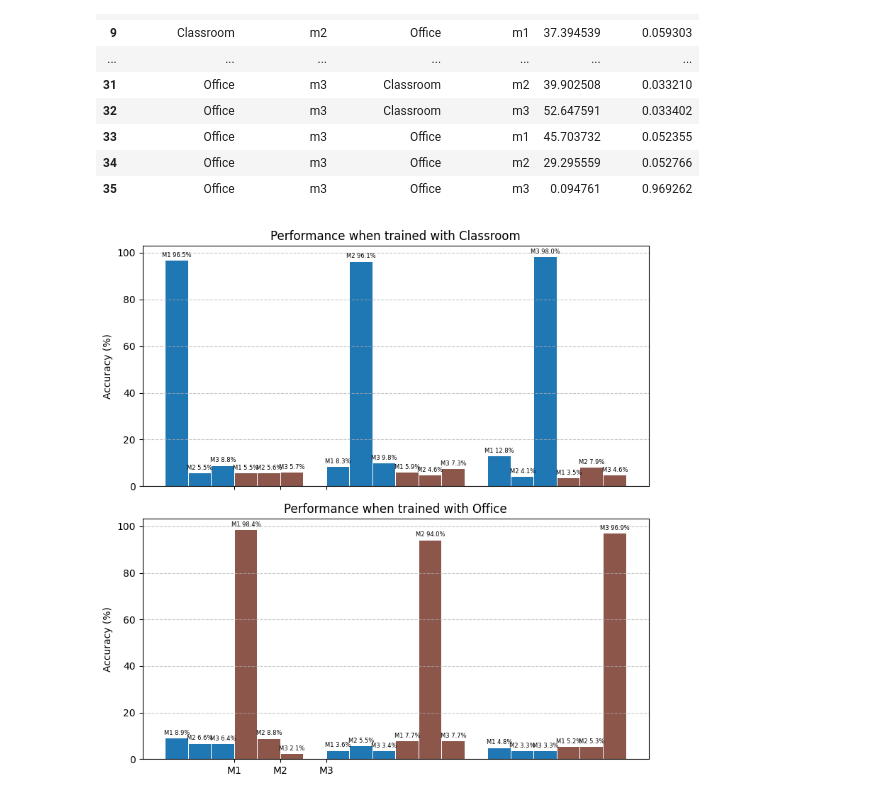
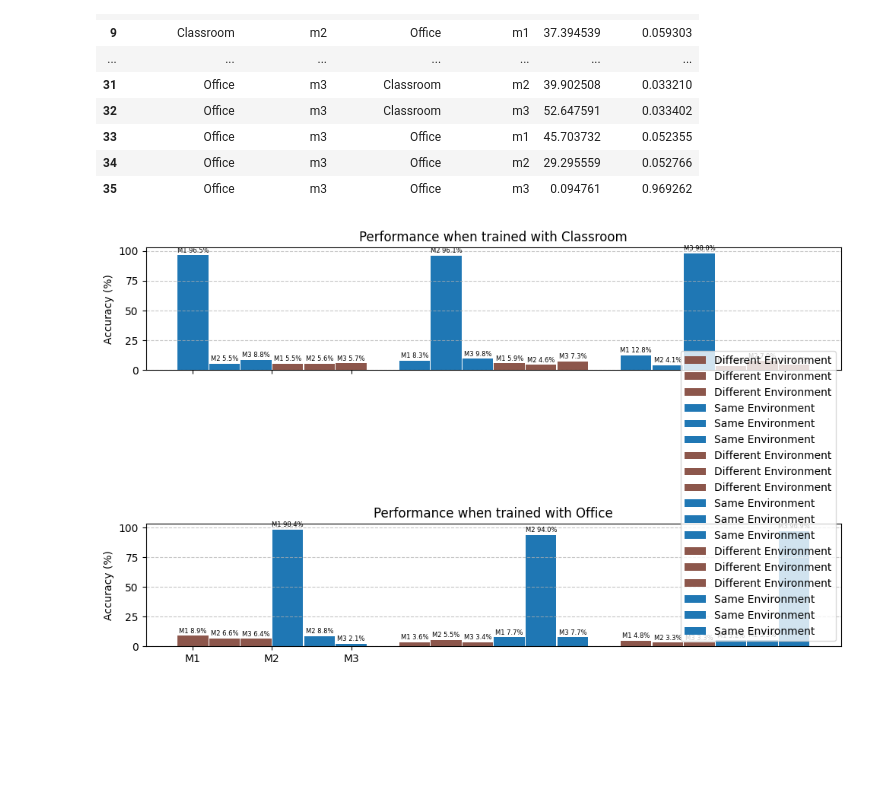
Before and after one commit to diogoalves/SiMWiSense, a Jupyter notebook: Scripts/05-Avalia-fine_grained.ipynb, the cells around one changed output. Drawn from its saved outputs; the diff is of its cells as text; code cells hidden in the pictures; blank space fills up the shorter version.

```diff
--- a/Scripts/05-Avalia-fine_grained.ipynb
+++ b/Scripts/05-Avalia-fine_grained.ipynb
@@ -118,3 +125,6 @@ results_df
 | 33 | Office | m3 | Office | m1 | 45.703732 | 0.052355 |
 | 34 | Office | m3 | Office | m2 | 29.295559 | 0.052766 |
 | 35 | Office | m3 | Office | m3 | 0.094761 | 0.969262 |
+# %%
+results_df = pd.read_csv('SAIDAS/01-results_fine_grained.csv')
+results_df
@@ -216,38 +244,45 @@ def plot_all(df):
 
   rows = len(train_environments)
   cols = 1
-  fig, axs = plt.subplots(rows, cols, figsize=(8, 4*rows), sharex=True)
+  fig, axs = plt.subplots(rows, cols, figsize=(10, 3*rows), sharex=True)
 
   # Plot
   for i, train_environment in enumerate(train_environments):
     for j, train_monitor in enumerate(train_monitors):
       for k, test_environment in enumerate(test_environments):
         for l, test_monitor in enumerate(test_monitors):
           accuracy = df[
             (df['train_environments'] == train_environment)
             & (df['train_monitors'] == train_monitor)
             & (df['test_environments'] == test_environment)
             & (df['test_monitors'] == test_monitor)]['final_accuracy'].item() * 100
           x_pos_index = (j*7 + k*3 + l)
           x_pos = x_pos_index * bar_width
-          bars = axs[i].bar(x_pos, accuracy, width=bar_width*0.97,  label=f'{test_environment}', color=colors[k])
+          if train_environment == test_environment:
+            color = colors[0]
+            label = 'Same Environment'
+          else:
+            color = colors[1]
+            label = 'Different Environment'
+          bars = axs[i].bar(x_pos, accuracy, width=bar_width*0.97,  label=label, color=color)
 
           # Adicionar o valor percentual acima de cada barra
           for bar in bars:
             height = bar.get_height()
             axs[i].text(bar.get_x() + bar.get_width()/2, height + 1, f'{test_monitor.upper()} {height:.1f}%', ha='center', va='bottom', fontsize=6)
 
       # Customizações
       axs[i].set_title(f'Performance when trained with {train_environment}')
       axs[i].set_ylabel('Accuracy (%)')
-      axs[i].set_xticks(x + 2.5*bar_width)
+      axs[i].set_xticks(x * 2.5*bar_width)
       axs[i].set_xticklabels(['M1', 'M2', 'M3'])
-      # axs[i].legend(labels=test_environments)
       axs[i].grid(axis='y', linestyle='--', alpha=0.7)
+
+  plt.legend()
 
   plt.tight_layout()
   plt.show()
 
 plot_all(results_df)
 # %% [output]
-[figure, old version]
+[figure, new version]
```
Also changed, not shown: parts of 3 cells of this notebook, 14 other files.
